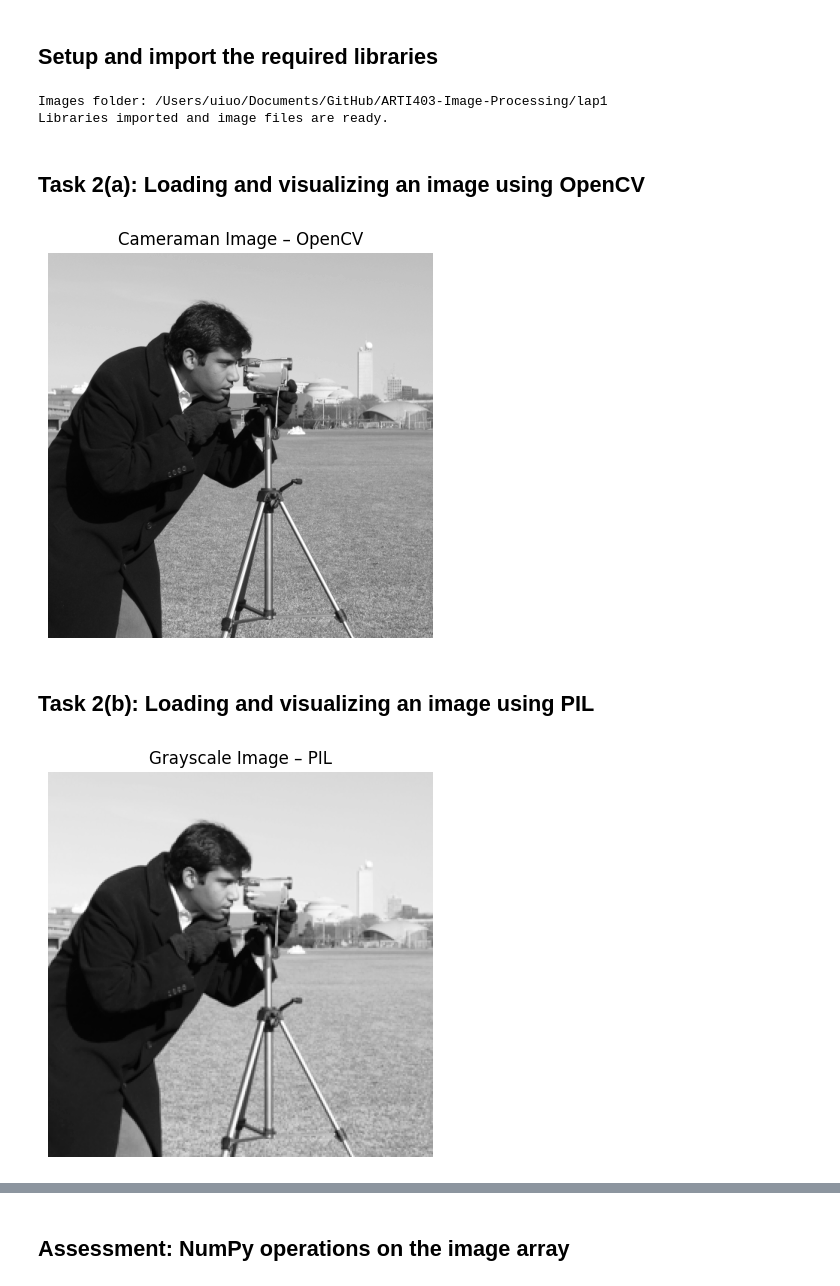
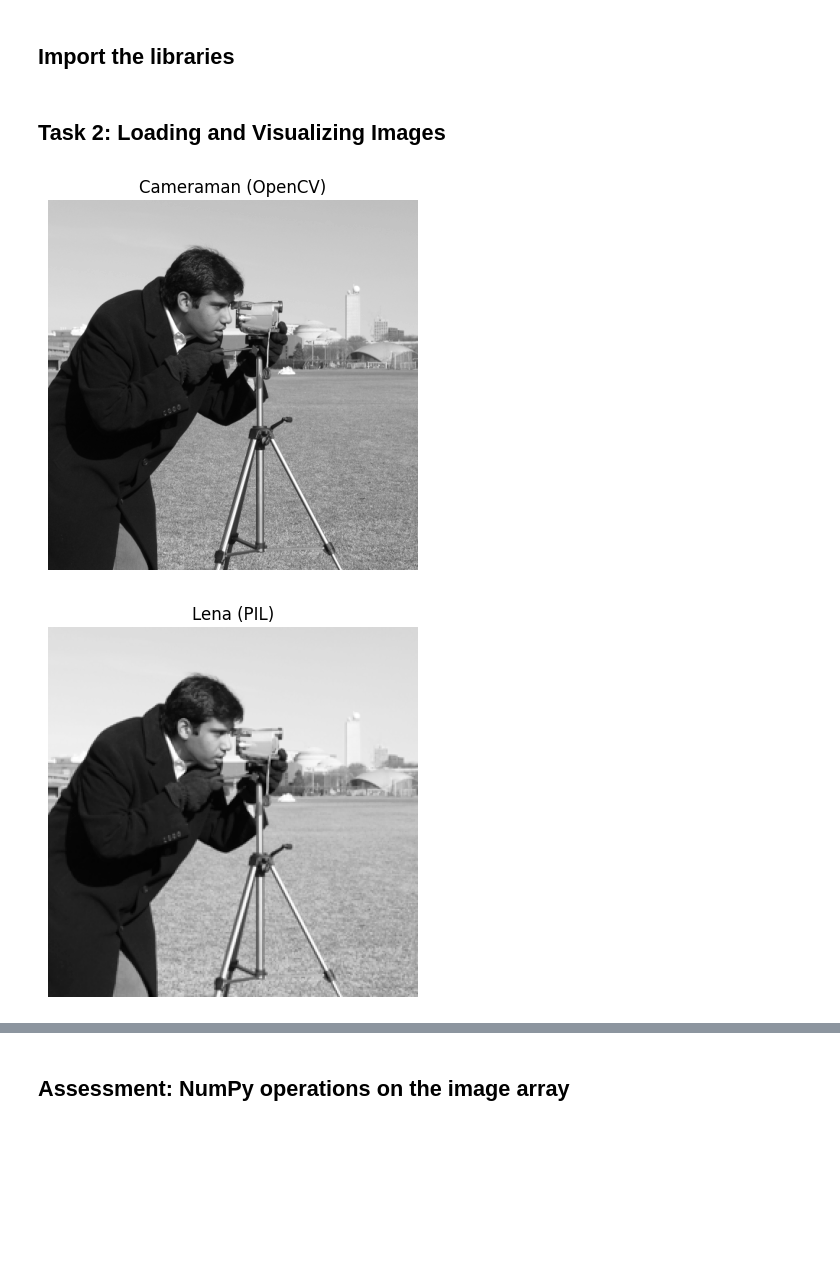
Before and after one commit to UIUO0/ARTI403-Image-Processing, a Jupyter notebook: lap1/ARTI403_Lab1_2240006495.ipynb, the cells around one changed output, grey strips where cells are left out. Drawn from its saved outputs; the diff is of its cells as text; code cells hidden in the pictures; blank space fills up the shorter version.

Commit message:
Simplify notebooks and regenerate PDFs

```diff
--- a/lap1/ARTI403_Lab1_2240006495.ipynb
+++ b/lap1/ARTI403_Lab1_2240006495.ipynb
@@ -4,36 +5,4 @@
 **Student Name:** Saad Abdulaziz Alshehri
 **Student ID:** 2240006495
 # %% [markdown]
-## Setup and import the required libraries
+## Import the libraries
-# %%
-from pathlib import Path
-import cv2
-import numpy as np
-import matplotlib.pyplot as plt
-import matplotlib.cm as cm
-from PIL import Image
-
-# Locate the practice images relative to this notebook so the code runs on any machine.
-candidates = [Path.cwd(), Path.cwd() / 'images', Path.cwd().parent / 'images']
-images_dir = next(
-    (d for d in candidates
-     if (d / 'cameraman.tif').exists() and (d / 'lena_gray_256.tif').exists()),
-    Path.cwd() / 'images',
-)
-images_dir.mkdir(parents=True, exist_ok=True)
-cameraman_path = images_dir / 'cameraman.tif'
-lena_path = images_dir / 'lena_gray_256.tif'
-
-if not cameraman_path.exists() or not lena_path.exists():
-    # Generate a simple 256 x 256 grayscale test image when course images are unavailable.
-    x = np.linspace(0, 255, 256, dtype=np.uint8)
-    test_image = np.tile(x, (256, 1))
-    test_image[64:192, 64:192] = 180
-    Image.fromarray(test_image).save(cameraman_path)
-    Image.fromarray(np.flipud(test_image)).save(lena_path)
-
-print('Images folder:', images_dir)
-print('Libraries imported and image files are ready.')
-# %% [output]
-Images folder: /Users/uiuo/Documents/GitHub/ARTI403-Image-Processing/lap1
-Libraries imported and image files are ready.
@@ -40,30 +15,23 @@ Libraries imported and image files are ready.
 # %% [markdown]
-## Task 2(a): Loading and visualizing an image using OpenCV
+## Task 2: Loading and Visualizing Images
 # %%
-# cv2.imread loads the image as a NumPy array.
-img = cv2.imread(str(cameraman_path), cv2.IMREAD_GRAYSCALE)
+# load the image with OpenCV
+img = cv2.imread('images/cameraman.tif', cv2.IMREAD_GRAYSCALE)
 
-if img is None:
-    raise FileNotFoundError(f'Could not read {cameraman_path}')
-
-plt.figure(figsize=(5, 5))
 plt.imshow(img, cmap='gray')
-plt.title('Cameraman Image – OpenCV')
+plt.title('Cameraman (OpenCV)')
 plt.axis('off')
 plt.show()
 # %% [output]
-[figure, old version]
+[figure, new version]
-# %% [markdown]
-## Task 2(b): Loading and visualizing an image using PIL
 # %%
-# Image.open loads the image as a PIL Image object.
-img2 = Image.open(lena_path)
+# load the image with PIL
+img2 = Image.open('images/lena_gray_256.tif')
 
-plt.figure(figsize=(5, 5))
 plt.imshow(img2, cmap=cm.Greys_r)
-plt.title('Grayscale Image – PIL')
+plt.title('Lena (PIL)')
 plt.axis('off')
 plt.show()
 # %% [output]
-[figure, old version]
+[figure, new version]
 # %% [markdown]
```
Also changed, not shown: parts of 11 cells of this notebook, 21 other files.
